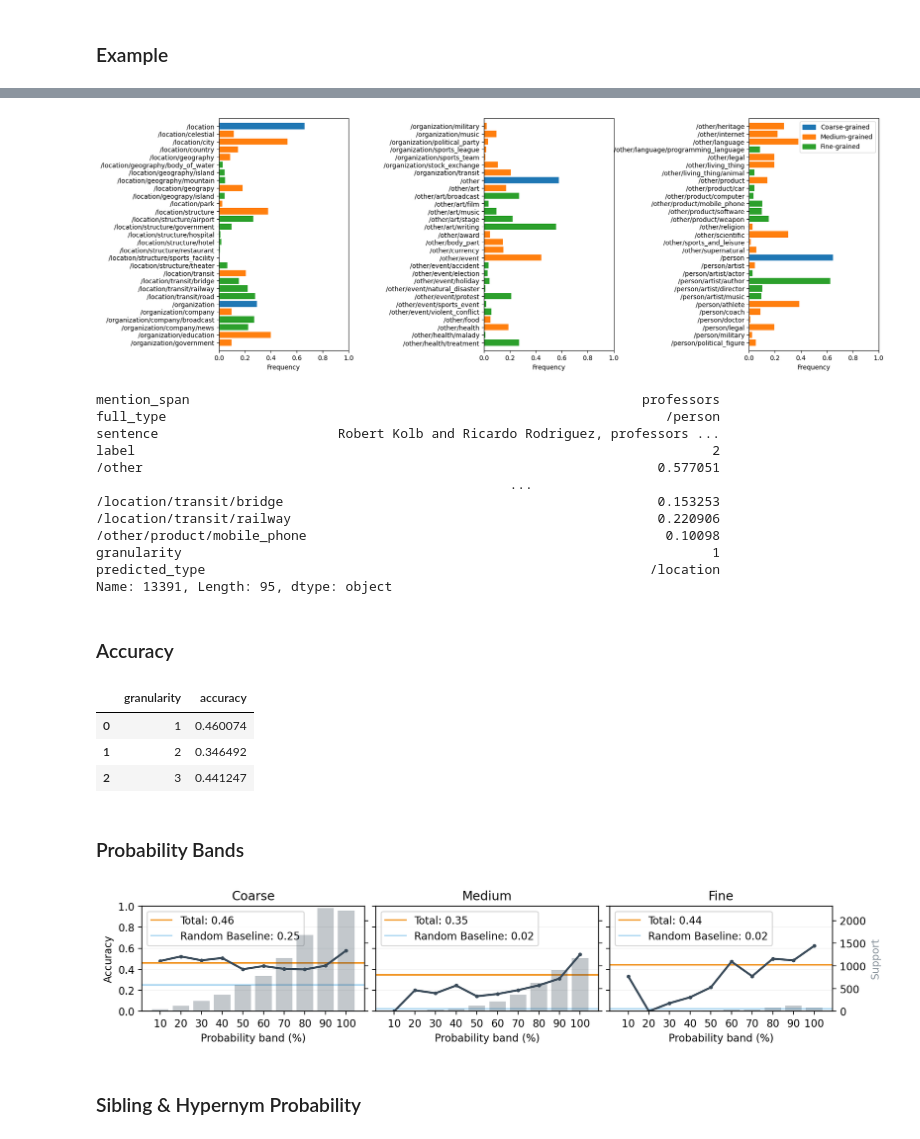
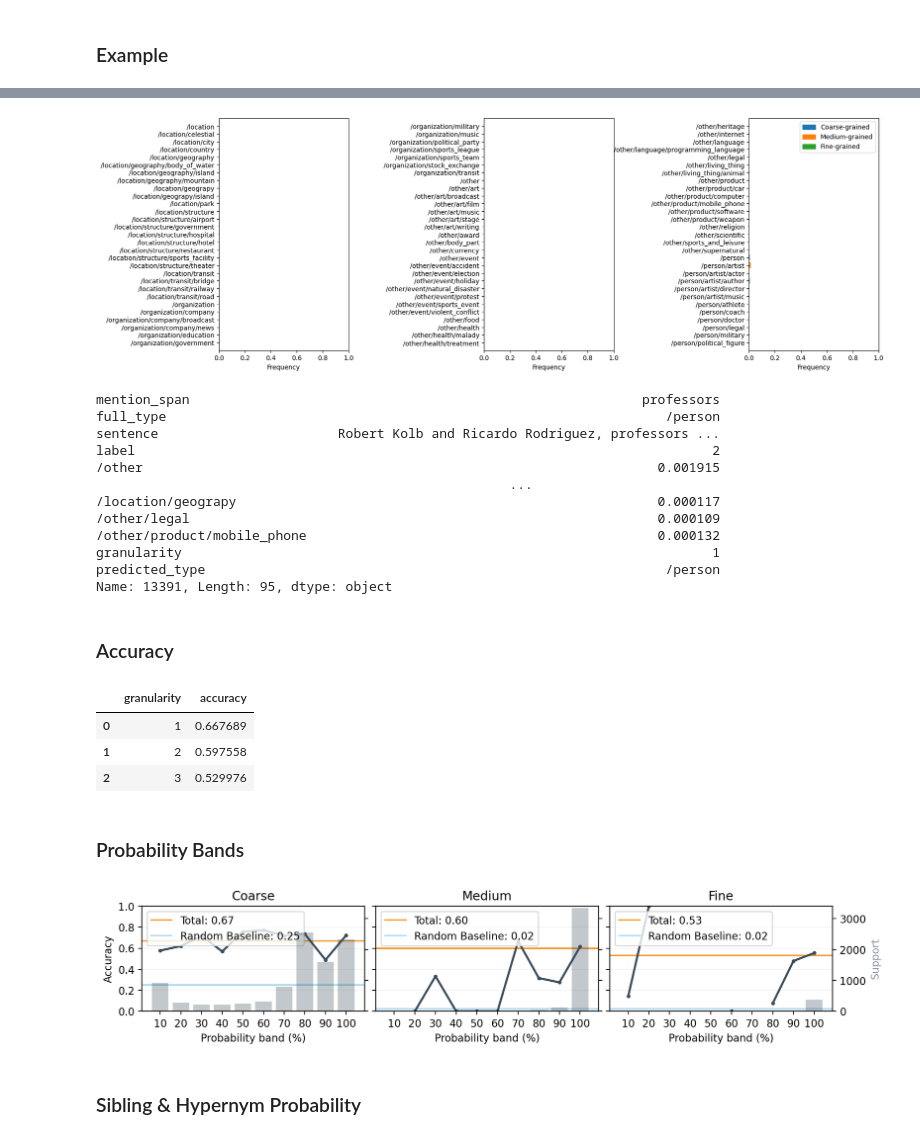
Before and after one commit to psaegert/nli-nec, a Jupyter notebook: notebooks/evaluate.ipynb, the cells around one changed output, grey strips where cells are left out. Cells and saved outputs as stored; diff of their text form; code cells hidden in the pictures.

Commit message:
Fine-Tune on Medium Granularity with Logging

```diff
--- a/notebooks/evaluate.ipynb
+++ b/notebooks/evaluate.ipynb
@@ -13,7 +13,7 @@ granularities = ['Coarse', 'Medium', 'Fine']
 # %%
 # Specify the dataset to predict and a file to load the predictions from
 DATASET = 'g_test.json'
-MODEL = "nlinec-positive-2"
+MODEL = "nlinec-2-logging"
 
 SAVE_PREDICTIONS_TO = os.path.join(get_results_dir(), "predictions", MODEL, "test_predictions.csv")
 # %% [markdown]
@@ -106,7 +106,7 @@ for a, ax in enumerate(axes):
 granularity_handles = [plt.Rectangle((0, 0), 1, 1, color=color) for color in granularity_colors]
 axes[-1].legend(granularity_handles, granularity_labels, loc='upper right');
 # %% [output]
-[figure, old version]
+[figure, new version]
 # %%
 data_with_predictions.loc[13391]
 # %% [output]
@@ -114,13 +114,13 @@ mention_span                                                          professors
 full_type                                                                /person
 sentence                       Robert Kolb and Ricardo Rodriguez, professors ...
 label                                                                          2
-/other                                                                  0.577051
+/other                                                                  0.001915
                                                      ...
-/location/transit/bridge                                                0.153253
-/location/transit/railway                                               0.220906
-/other/product/mobile_phone                                              0.10098
+/location/geograpy                                                      0.000117
+/other/legal                                                            0.000109
+/other/product/mobile_phone                                             0.000132
 granularity                                                                    1
-predicted_type                                                         /location
+predicted_type                                                           /person
 Name: 13391, Length: 95, dtype: object
 # %% [markdown]
 ### Accuracy
@@ -142,9 +142,9 @@ for i in [1, 2, 3]:
 accuracy
 # %% [output]
 |  | granularity | accuracy |
-| 0 | 1 | 0.460074 |
-| 1 | 2 | 0.346492 |
-| 2 | 3 | 0.441247 |
+| 0 | 1 | 0.667689 |
+| 1 | 2 | 0.597558 |
+| 2 | 3 | 0.529976 |
 # %% [markdown]
 ### Probability Bands
 # %%
@@ -176,36 +176,37 @@ for i in [1, 2, 3]:
 # %%
 fig, axes = plt.subplots(1, 3, figsize=(10, 2), dpi=200)
 fig.tight_layout(w_pad=-2)
 for i, ax in enumerate(axes):
-    ax.plot(band_accuracy_at_granularity[i]['band'], band_accuracy_at_granularity[i]['accuracy'], color=color_palette('medium'), linewidth=2)
-    ax.scatter(band_accuracy_at_granularity[i]['band'], band_accuracy_at_granularity[i]['accuracy'], color=color_palette('medium'), s=7)
+    ax.plot(band_accuracy_at_granularity[i]['band'], band_accuracy_at_granularity[i]['accuracy'], color=color_palette('medium'), linewidth=2, zorder=3)
+    ax.scatter(band_accuracy_at_granularity[i]['band'], band_accuracy_at_granularity[i]['accuracy'], color=color_palette('medium'), s=7, zorder=3)
     ax.set_title(granularities[i])
     ax.set_xlabel("Probability band (%)")
     ax.set_ylim(0, 1)
     ax.set_xticklabels(band_accuracy_at_granularity[i]['band'])
 
-    ax.axhline(accuracy.loc[i, 'accuracy'], color=color_palette('accent'), label=f'Total: {accuracy.loc[i, "accuracy"]:.2f}', zorder=1)
-    ax.axhline(1 / gran_types[i].shape[0], color=color_palette('light'), label=f'Random Baseline: {1 / gran_types[i].shape[0]:.2f}', zorder=1)
+    ax.axhline(accuracy.loc[i, 'accuracy'], color=color_palette('accent'), label=f'Total: {accuracy.loc[i, "accuracy"]:.2f}', zorder=2)
+    ax.axhline(1 / gran_types[i].shape[0], color=color_palette('light'), label=f'Random Baseline: {1 / gran_types[i].shape[0]:.2f}', zorder=2)
 
     # Draw a bar for the support
     ax2 = ax.twinx()
     ax2.bar(band_accuracy_at_granularity[i]['band'], band_accuracy_at_granularity[i]['support'], color=color_palette('medium'), alpha=0.3)
     ax2.set_ylim(0, 1.02 * max([band_accuracy_at_granularity[i]['support'].max() for i in range(3)]))
 
     if i != 2:
         ax2.set_yticklabels([])
     else:
         ax2.set_ylabel("Support", color=color_palette('medium'), alpha=0.6)
 
-    ax.grid(axis='y', color=color_palette('bright'))
+    ax.grid(axis='y', color=color_palette('bright'), zorder=0)
 
+    # Show the legend on top of the other elements
     ax.legend(loc='upper left')
 
 axes[0].set_ylabel("Accuracy")
 axes[1].set_yticklabels([])
 axes[2].set_yticklabels([]);
 # %% [output]
-[figure, old version]
+[figure, new version]
 # %% [markdown]
 ### Sibling & Hypernym Probability
 # %%
```
Also changed, not shown: parts of 2 cells of this notebook, 10 other files.
